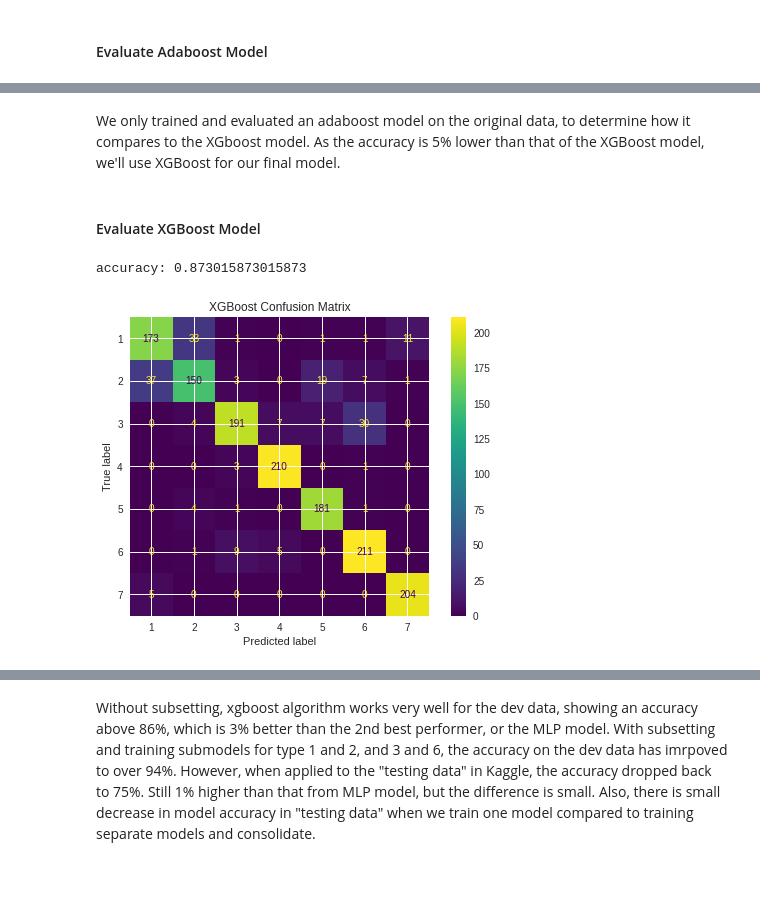
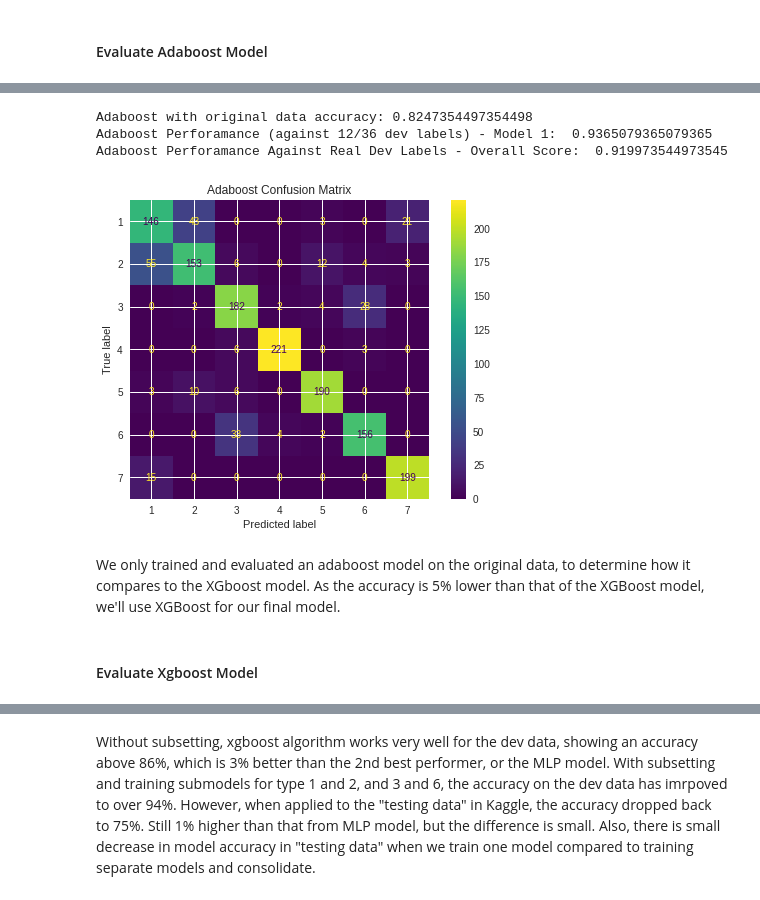
Before and after one commit to justinetaylor/mids-w207-final-project, a Jupyter notebook: clear_cut_solution.ipynb, the cells around one changed output, grey strips where cells are left out. Saved outputs shown, nothing was run; the diff lists cells and outputs as text; code cells hidden in the pictures.

```diff
--- a/clear_cut_solution.ipynb
+++ b/clear_cut_solution.ipynb
@@ -271,0 +304,19 @@ AdaBoostClassifier(base_estimator=DecisionTreeClassifier(max_depth=8),
+# %%
+from sklearn.tree import DecisionTreeClassifier
+from sklearn.ensemble import AdaBoostClassifier
+
+# Fit an Adaboost Model to all of the training data
+adaboost_original = AdaBoostClassifier(DecisionTreeClassifier(max_depth=8),n_estimators=200,random_state=1,)
+adaboost_original.fit(train_data_original,train_labels_original)
+
+# Fit a Adaboost Model to data with labels 12, 36, 4, 5, 7
+adaboost_all_data = AdaBoostClassifier(DecisionTreeClassifier(max_depth=8),n_estimators=200,random_state=1,)
+adaboost_all_data.fit(train_data_12_36_4_5_7, train_labels_12_36_4_5_7)
+
+# Fit a Adaboost Model to differentiate cover types one and two
+adaboost_cover_type_12 = AdaBoostClassifier(DecisionTreeClassifier(max_depth=8),n_estimators=200,random_state=1,)
+adaboost_cover_type_12.fit(train_data_cover_type_12.to_numpy(), train_labels_cover_type_12)
+
+# Fit a Adaboost Model to differentiate cover types three and six
+adaboost_cover_type_36 = AdaBoostClassifier(DecisionTreeClassifier(max_depth=8),n_estimators=200,random_state=1,)
+adaboost_cover_type_36.fit(train_data_cover_type_36.to_numpy(), train_labels_cover_type_36)
@@ -463,16 +466,39 @@ Adaboost Model with original data accuracy: AdaBoostClassifier(base_estimator=De
+# %%
+# First, evaluate Adaboost model on the original data (no subsetting)
+adaboost_score = adaboost_original.score(dev_data_original,dev_labels_original)
+print("Adaboost with original data accuracy:", adaboost_score)
+
+# Plot Confusion Matrix
+plot_confusion_matrix(adaboost_original, dev_data_original, dev_labels_original, values_format = "d")
+plt.title("Adaboost Confusion Matrix")
+plt.plot()
+
+# Evaluate XGBoost model with the submodels.
+adaboost_predictions_all_data = adaboost_all_data.predict(dev_data_12_36_4_5_7)
+print("Adaboost Perforamance (against 12/36 dev labels) - Model 1: ", accuracy_score(np.array(dev_labels_12_36_4_5_7), adaboost_predictions_all_data))
+
+# Retrieve examples where the model predicted 12 or 36
+adaboost_predicted_12_indicies = np.where(adaboost_predictions_all_data==12)
+adaboost_predicted_36_indicies = np.where(adaboost_predictions_all_data==36)
+
+# Use specific sub-models to differentiate between 1 and 2 -and- 3 and 6
+adaboost_data_12 = fe.combine_environment_features_ct12(dev_data_12_36_4_5_7.iloc[adaboost_predicted_12_indicies])
+adaboost_predictions_1_2 = adaboost_cover_type_12.predict(adaboost_data_12)
+adaboost_data_36 = fe.combine_environment_features_ct36(dev_data_12_36_4_5_7.iloc[adaboost_predicted_36_indicies])
+adaboost_predictions_3_6 = adaboost_cover_type_36.predict(adaboost_data_36)
+
+# Update those 12 or 36 labels to be 1,2,3,6
+adaboost_predictions_all_data[adaboost_predicted_12_indicies] = adaboost_predictions_1_2
+adaboost_predictions_all_data[adaboost_predicted_36_indicies] = adaboost_predictions_3_6
+
+print("Adaboost Perforamance Against Real Dev Labels - Overall Score: ",  accuracy_score(np.array(dev_labels_original).reshape(-1, 1), adaboost_predictions_all_data.reshape(-1, 1)))
+# %% [output]
+Adaboost with original data accuracy: 0.8247354497354498
+Adaboost Perforamance (against 12/36 dev labels) - Model 1:  0.9365079365079365
+Adaboost Perforamance Against Real Dev Labels - Overall Score:  0.919973544973545
+[figure, added]
 # %% [markdown]
 We only trained and evaluated an adaboost model on the original data, to determine how it compares to the XGboost model. As the accuracy is 5% lower than that of the XGBoost model, we'll use XGBoost for our final model.
 # %% [markdown]
-#### Evaluate XGBoost Model
+#### Evaluate Xgboost Model
-# %%
-# First, evaluate XGBoost model on the original data (no subsetting)
-print("XGBoost with original data accuracy:", clf_xg.score(dev_data_original,dev_labels_original))
-# Plot Confusion Matrix
-plot_confusion_matrix(clf_xg, dev_data_original, dev_labels_original, values_format = "d")
-plt.title("XGBoost Confusion Matrix")
-plt.plot()
-print('\n\n')
-# %% [output]
-accuracy: 0.873015873015873
-[figure, removed]
 # %%
```
Also changed, not shown: parts of 64 cells of this notebook, 18 other files.
